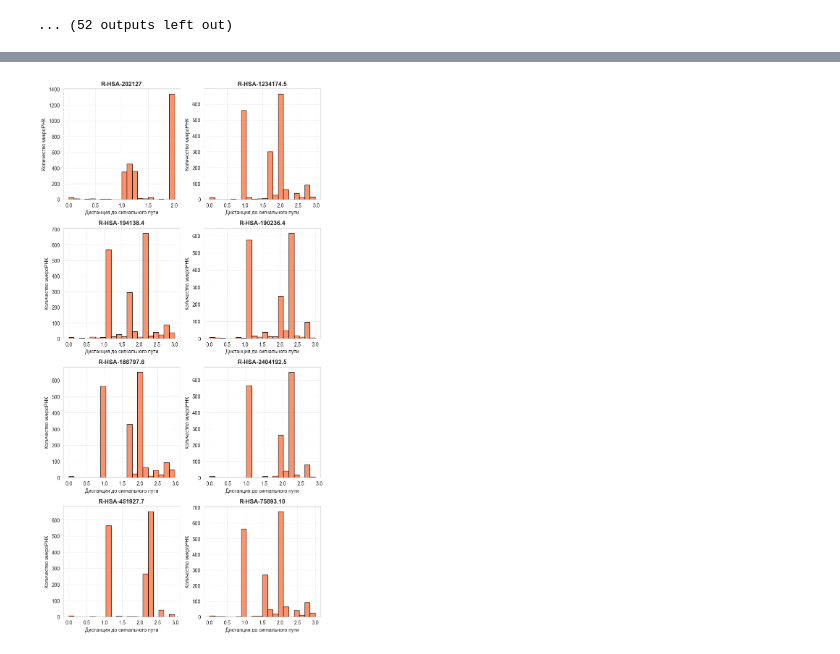
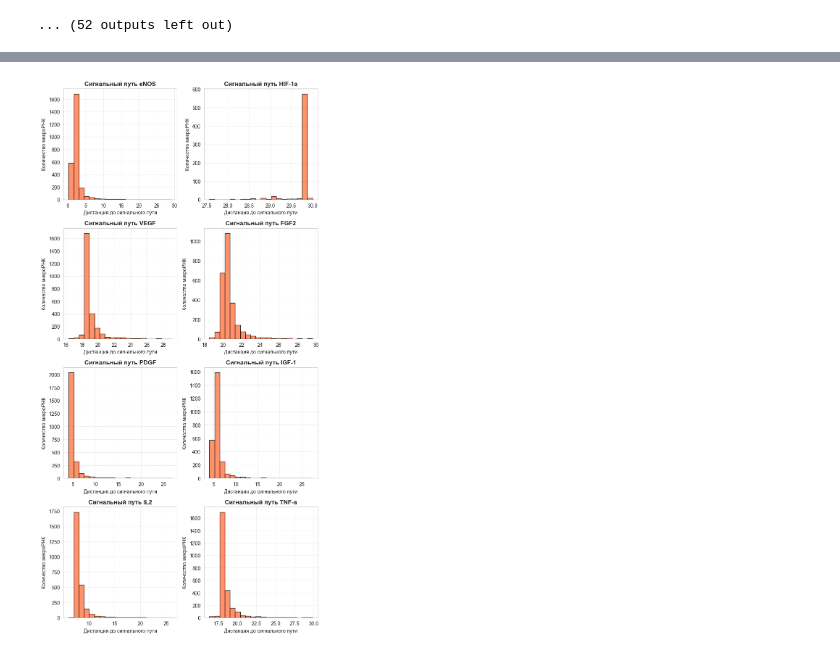
Before and after one commit to GJOsmak/miRNA_Assignment_problem, a Jupyter notebook: main_script.ipynb, the cells around one changed output, grey strips where cells are left out. Saved outputs shown, nothing was run; the diff lists cells and outputs as text; code cells hidden in the pictures.

```diff
--- a/main_script.ipynb
+++ b/main_script.ipynb
@@ -95,3 +115,23 @@ path_ids = ['R-HSA-202127',
            'R-HSA-2404192.5',
            'R-HSA-451927.7',
            'R-HSA-75893.10']
+
+pathway_names = {
+    "R-HSA-1234174.5": "Сигнальный путь HIF-1a",
+    "R-HSA-194138.4": "Сигнальный путь VEGF",
+    "R-HSA-190236.4": "Сигнальный путь FGF2",
+    "R-HSA-186797.6": "Сигнальный путь PDGF",
+    "R-HSA-2404192.5": "Сигнальный путь IGF-1",
+    "R-HSA-451927.7": "Сигнальный путь IL2",
+    "R-HSA-75893.10": "Сигнальный путь TNF-a",
+    "R-HSA-202127": "Сигнальный путь eNOS",
+    "R-HSA-6783589.8": "Сигнальный путь IL6",
+    "R-HSA-448424.8": "Сигнальный путь IL17"
+}
+# %%
+heart_genes = tissue_selector(ans=0, tissue_id=23)
+reactome_db = dict.fromkeys(path_ids)
+for path in path_ids:
+    reactome_db[path] = get_weighted_G(get_genes_in_pathway(path), heart_genes)
+with open('reactome_path_gene.json', 'w', encoding='utf-8') as f:
+    json.dump(reactome_db, f, ensure_ascii=False, indent=4)
@@ -100,15 +144,16 @@ result = dict()
 heart_genes = tissue_selector(ans=0, tissue_id=23)
 
 for path in path_ids:
-    kegg_G = get_weighted_G(get_genes_in_pathway(path), heart_genes)
+    #kegg_G = get_weighted_G(get_genes_in_pathway(path), heart_genes)
+    kegg_G = reactome_db[path]
     print(f'{path}, найдено {len(kegg_G)} генов')
     result[path] = dict()
     for miR in tqdm(miRTargets.miR_dict.keys(), desc='miRNA: '):
         miR_genes = miRTargets.get_targets(miR, verbose=False)
         miR_G = get_weighted_G(miR_genes, heart_genes)
-        result[path][miR] = set_distance(kegg_G, miR_G)
+        result[path][miR] = set_distance_loss(kegg_G, miR_G)
 
-with open('pathway_miR_dict_norm.json', 'w', encoding='utf-8') as f:
+with open('pathway_miR_dict_norm_loss.json', 'w', encoding='utf-8') as f:
     json.dump(result, f, ensure_ascii=False, indent=4)
 # %% [output]
 Gene universe is...
@@ -127,3 +172,6 @@ Warning: Graph is empty or has no connected components!
 Warning: Graph is empty or has no connected components!
 Warning: Graph is empty or has no connected components!
 ... (52 outputs left out)
+# %%
+with open('pathway_miR_dict_norm_loss.json', 'r', encoding='utf-8') as f:
+    result = json.load(f)  # data_dict теперь содержит данные в виде словаря
@@ -157,23 +256,24 @@ plt.show()
 # %%
 # Настройка фигуры
 fig, axes = plt.subplots(4, 2, figsize=(8, 16))  # 4 строки, 2 столбца
 axes = axes.flatten()
 
 # Построение графиков
 for i, (group, values) in enumerate(result.items()):
     ax = axes[i]
 
     # Фильтрация: оставляем только значения < 3
-    filtered_values = [v for v in values.values() if v < 3]
+    filtered_values = [v for v in values.values() if v < 30]
 
     ax.hist(filtered_values, **hist_param)  # можно настроить bins
-    ax.set_title(group, **title_param)
+    ax.set_title(pathway_names[group], **title_param)
     ax.set_xlabel('Дистанция до сигнального пути', **label_param)
     ax.set_ylabel('Количество микроРНК', **label_param)
     ax.grid(True, linestyle='--', linewidth=0.5, alpha=0.7)
 
 plt.tight_layout(rect=[0, 0, 1, 0.97])
-plt.savefig(FIG_DIST+"Figure2.tiff", dpi=300, format='tiff')  # <-- Сохранение
+plt.savefig(FIG_DIST+"Figure2.TIFF", dpi=300, format='tiff')  # <-- Сохранение
+plt.savefig(FIG_DIST+"Figure2.png", dpi=300, format='png')  # <-- Сохранение
 plt.show()
 # %% [output]
-[figure, old version]
+[figure, new version]
```
Also changed, not shown: parts of 10 cells of this notebook, 26 other files.
